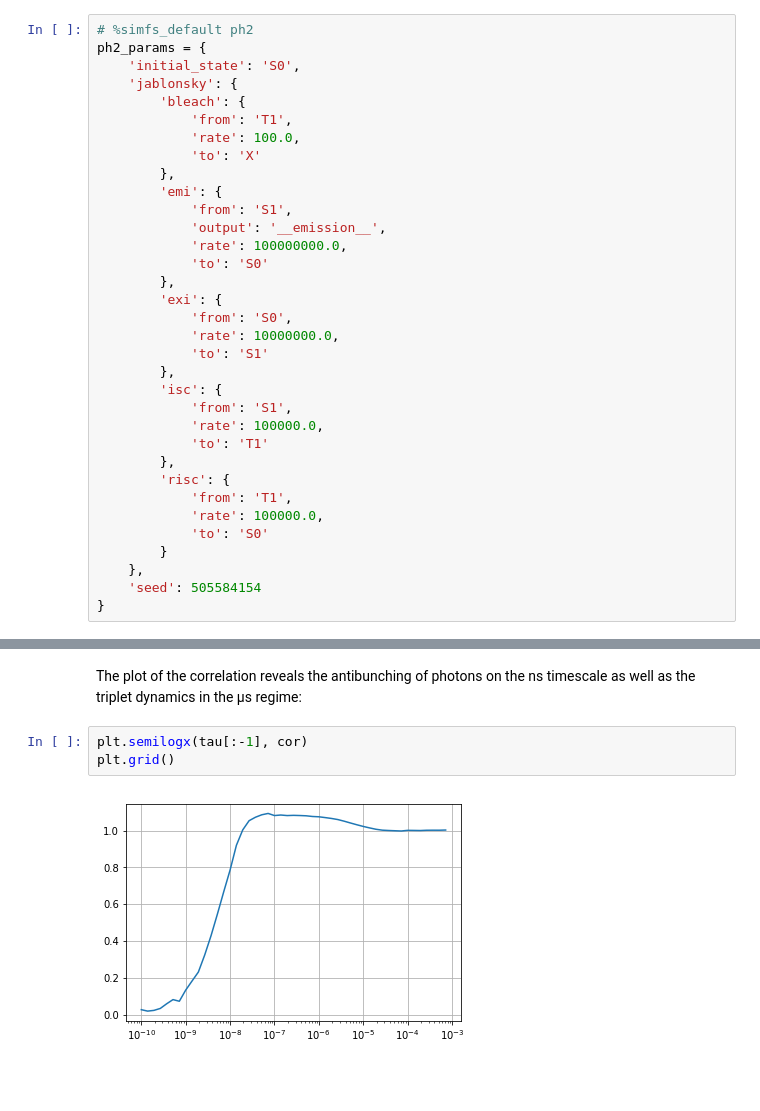
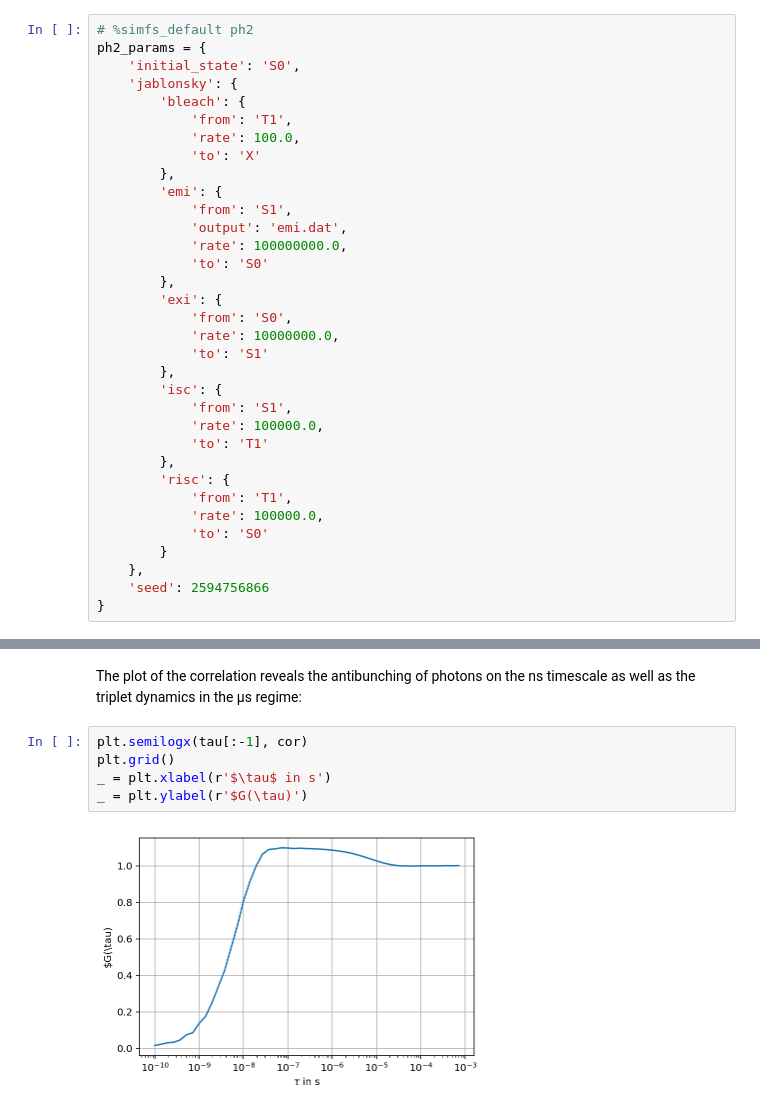
Before and after one commit to sponchcafe/SiMFS-doc, a Jupyter notebook: source/examples/immobilized_fluorophore.ipynb, the cells around one changed output, grey strips where cells are left out. Drawn from its saved outputs; the diff is of its cells as text; blank space fills up the shorter version.

```diff
--- a/source/examples/immobilized_fluorophore.ipynb
+++ b/source/examples/immobilized_fluorophore.ipynb
@@ -31,7 +33,7 @@ ph2_params = {
         },
         'emi': {
             'from': 'S1',
-            'output': '__emission__',
+            'output': 'emi.dat',
             'rate': 100000000.0,
             'to': 'S0'
         },
@@ -51,7 +53,7 @@ ph2_params = {
             'to': 'S0'
         }
     },
-    'seed': 505584154
+    'seed': 2594756866
 }
 # %%
 with Simulation() as S:
@@ -101,5 +103,7 @@ The plot of the correlation reveals the antibunching of photons on the ns timesc
 # %%
 plt.semilogx(tau[:-1], cor)
 plt.grid()
+_ = plt.xlabel(r'$\tau$ in s')
+_ = plt.ylabel(r'$G(\tau)')
 # %% [output]
-[figure, old version]
+[figure, new version]
```
Also changed, not shown: parts of 5 cells of this notebook, 8 other files.
